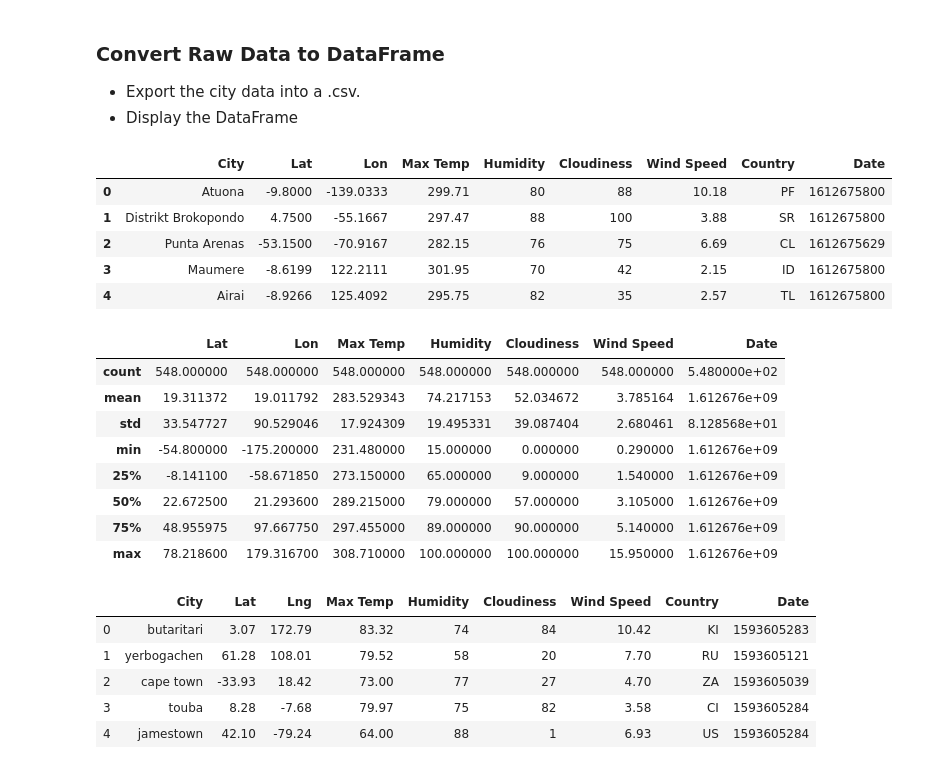
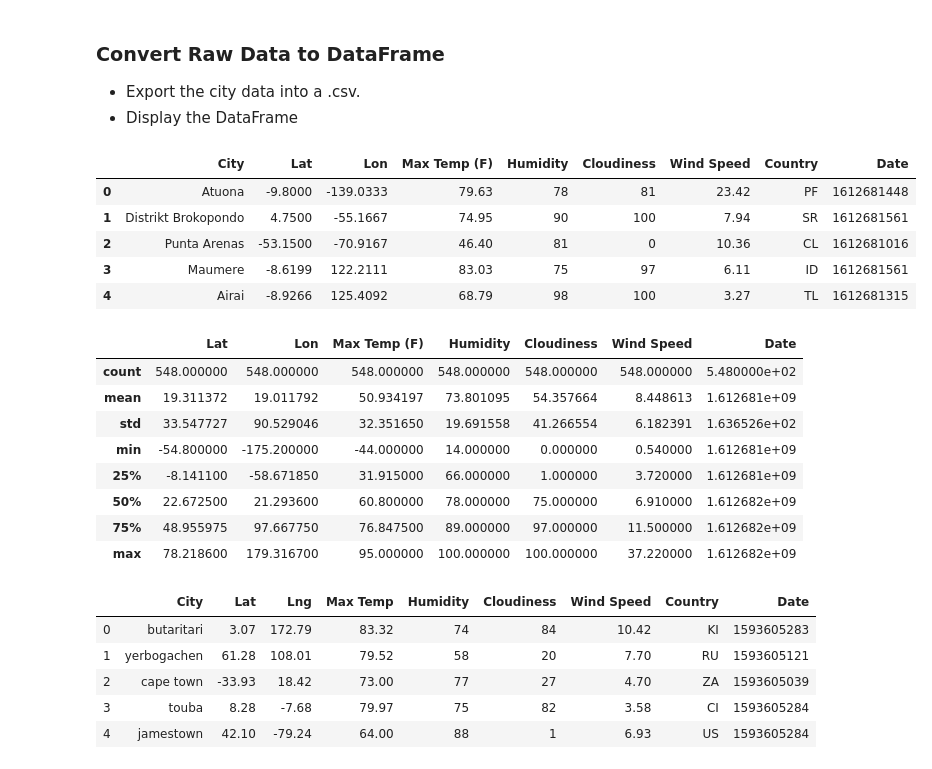
Before and after one commit to g8r1fl/python-api-challenge, a Jupyter notebook: WeatherPy/WeatherPy-Copy1.ipynb, the cells around one changed output. Cells and saved outputs as stored; diff of their text form; code cells hidden in the pictures.

```diff
--- a/WeatherPy/WeatherPy-Copy1.ipynb
+++ b/WeatherPy/WeatherPy-Copy1.ipynb
@@ -106,7 +106,7 @@ for city in cities:
     url = "http://api.openweathermap.org/data/2.5/weather?"
 
     # Build query URL
-    query_url = url + "appid=" + weather_api_key + "&q=" + city
+    query_url = url + "units=imperial&appid=" + weather_api_key + "&q=" + city
     response = requests.get(query_url).json()
     # Try to grab city and record #
     try:
@@ -184,28 +184,28 @@ Data Retrieval Complete
 * Export the city data into a .csv.
 * Display the DataFrame
 # %%
-df = pd.DataFrame({'City': city_name, 'Lat': lat, 'Lon': lng, 'Max Temp': max_temp, 'Humidity': humid, 'Cloudiness': cloud,'Wind Speed': wind_speed, 'Country': country, 'Date': date})
-
+df = pd.DataFrame({'City': city_name, 'Lat': lat, 'Lon': lng, 'Max Temp (F)': max_temp, 'Humidity': humid, 'Cloudiness': cloud,'Wind Speed': wind_speed, 'Country': country, 'Date': date})
+df.to_csv('cities.csv', encoding='utf-8')
 df.head()
 # %% [output]
-|  | City | Lat | Lon | Max Temp | Humidity | Cloudiness | Wind Speed | Country | Date |
-| 0 | Atuona | -9.8000 | -139.0333 | 299.71 | 80 | 88 | 10.18 | PF | 1612675800 |
-| 1 | Distrikt Brokopondo | 4.7500 | -55.1667 | 297.47 | 88 | 100 | 3.88 | SR | 1612675800 |
-| 2 | Punta Arenas | -53.1500 | -70.9167 | 282.15 | 76 | 75 | 6.69 | CL | 1612675629 |
-| 3 | Maumere | -8.6199 | 122.2111 | 301.95 | 70 | 42 | 2.15 | ID | 1612675800 |
-| 4 | Airai | -8.9266 | 125.4092 | 295.75 | 82 | 35 | 2.57 | TL | 1612675800 |
+|  | City | Lat | Lon | Max Temp (F) | Humidity | Cloudiness | Wind Speed | Country | Date |
+| 0 | Atuona | -9.8000 | -139.0333 | 79.63 | 78 | 81 | 23.42 | PF | 1612681448 |
+| 1 | Distrikt Brokopondo | 4.7500 | -55.1667 | 74.95 | 90 | 100 | 7.94 | SR | 1612681561 |
+| 2 | Punta Arenas | -53.1500 | -70.9167 | 46.40 | 81 | 0 | 10.36 | CL | 1612681016 |
+| 3 | Maumere | -8.6199 | 122.2111 | 83.03 | 75 | 97 | 6.11 | ID | 1612681561 |
+| 4 | Airai | -8.9266 | 125.4092 | 68.79 | 98 | 100 | 3.27 | TL | 1612681315 |
 # %%
 df.describe()
 # %% [output]
-|  | Lat | Lon | Max Temp | Humidity | Cloudiness | Wind Speed | Date |
+|  | Lat | Lon | Max Temp (F) | Humidity | Cloudiness | Wind Speed | Date |
 | count | 548.000000 | 548.000000 | 548.000000 | 548.000000 | 548.000000 | 548.000000 | 5.480000e+02 |
-| mean | 19.311372 | 19.011792 | 283.529343 | 74.217153 | 52.034672 | 3.785164 | 1.612676e+09 |
-| std | 33.547727 | 90.529046 | 17.924309 | 19.495331 | 39.087404 | 2.680461 | 8.128568e+01 |
-| min | -54.800000 | -175.200000 | 231.480000 | 15.000000 | 0.000000 | 0.290000 | 1.612676e+09 |
-| 25% | -8.141100 | -58.671850 | 273.150000 | 65.000000 | 9.000000 | 1.540000 | 1.612676e+09 |
-| 50% | 22.672500 | 21.293600 | 289.215000 | 79.000000 | 57.000000 | 3.105000 | 1.612676e+09 |
-| 75% | 48.955975 | 97.667750 | 297.455000 | 89.000000 | 90.000000 | 5.140000 | 1.612676e+09 |
-| max | 78.218600 | 179.316700 | 308.710000 | 100.000000 | 100.000000 | 15.950000 | 1.612676e+09 |
+| mean | 19.311372 | 19.011792 | 50.934197 | 73.801095 | 54.357664 | 8.448613 | 1.612681e+09 |
+| std | 33.547727 | 90.529046 | 32.351650 | 19.691558 | 41.266554 | 6.182391 | 1.636526e+02 |
+| min | -54.800000 | -175.200000 | -44.000000 | 14.000000 | 0.000000 | 0.540000 | 1.612681e+09 |
+| 25% | -8.141100 | -58.671850 | 31.915000 | 66.000000 | 1.000000 | 3.720000 | 1.612681e+09 |
+| 50% | 22.672500 | 21.293600 | 60.800000 | 78.000000 | 75.000000 | 6.910000 | 1.612682e+09 |
+| 75% | 48.955975 | 97.667750 | 76.847500 | 89.000000 | 97.000000 | 11.500000 | 1.612682e+09 |
+| max | 78.218600 | 179.316700 | 95.000000 | 100.000000 | 100.000000 | 37.220000 | 1.612682e+09 |
 # %%
 # %% [output]
 |  | City | Lat | Lng | Max Temp | Humidity | Cloudiness | Wind Speed | Country | Date |
```
Also changed, not shown: parts of 6 cells of this notebook, 1 other file.
